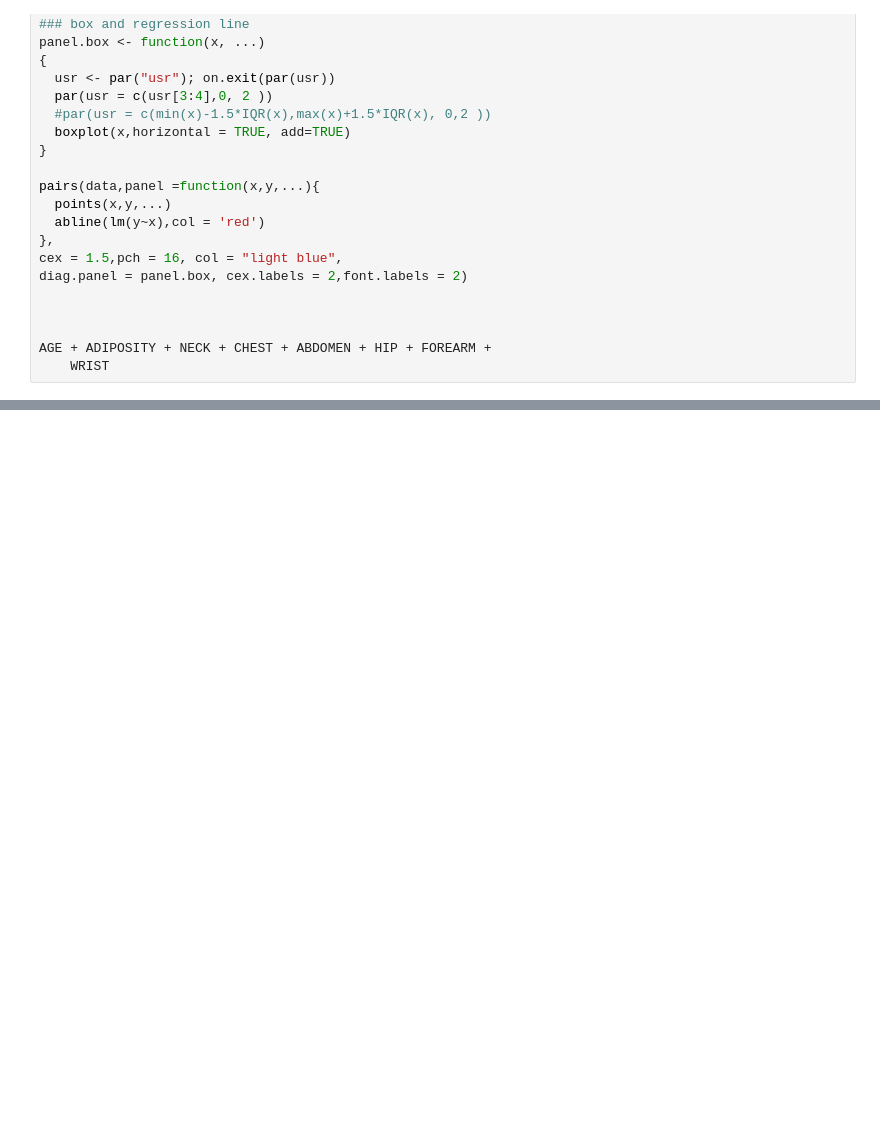
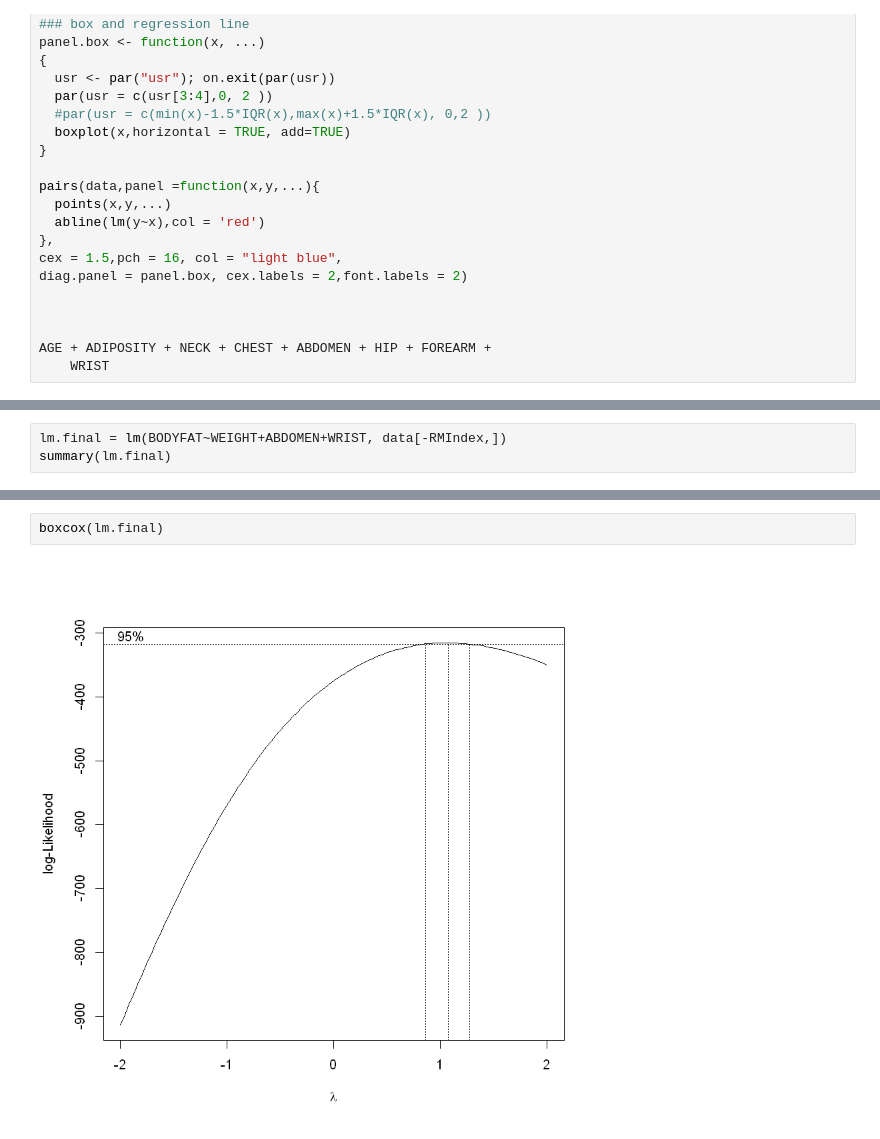
Before and after one commit to OliverXUZY/STAT628, a Jupyter notebook: STAT 628 Module 2.ipynb, the cells around one changed output, grey strips where cells are left out. Saved outputs shown, nothing was run; the diff lists cells and outputs as text; blank space fills up the shorter version.

```diff
--- a/STAT 628 Module 2.ipynb
+++ b/STAT 628 Module 2.ipynb
@@ -314,0 +340,3 @@ AGE + ADIPOSITY + NECK + CHEST + ABDOMEN + HIP + FOREARM +
+# %%
+lm.final = lm(BODYFAT~WEIGHT+ABDOMEN+WRIST, data[-RMIndex,])
+summary(lm.final)
@@ -314,0 +364,4 @@ AGE + ADIPOSITY + NECK + CHEST + ABDOMEN + HIP + FOREARM +
+# %%
+boxcox(lm.final)
+# %% [output]
+[figure, added]
```
Also changed, not shown: parts of 13 cells of this notebook.
